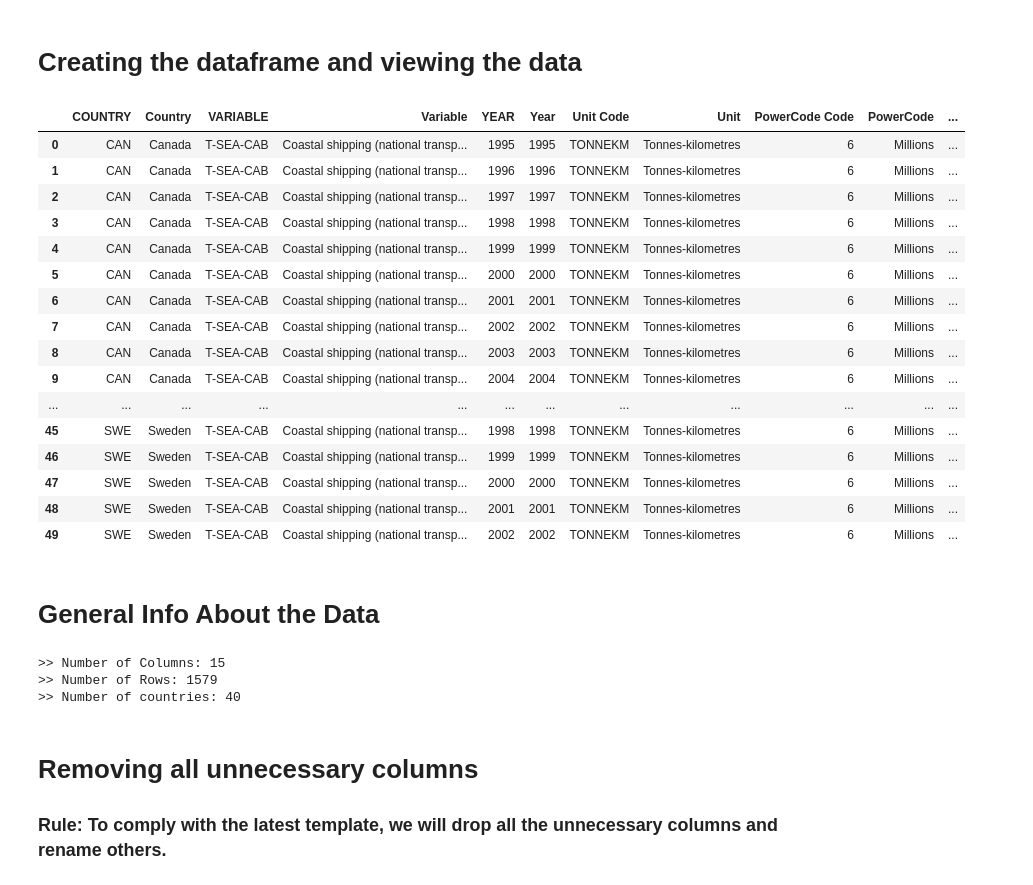
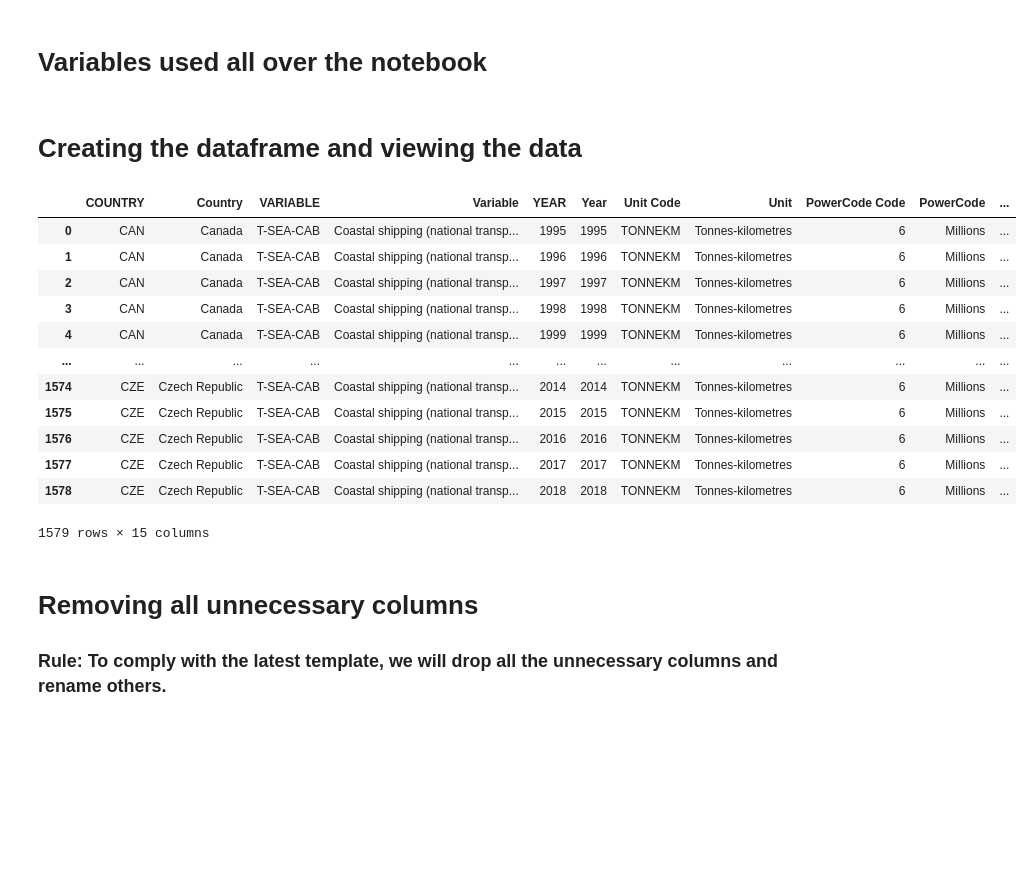
Before and after one commit to transportenergy/database, a Jupyter notebook: item/historical/scripts/T001.ipynb, the cells around one changed output. Cells and saved outputs as stored; diff of their text form; code cells hidden in the pictures; blank space fills up the shorter version.

```diff
--- a/item/historical/scripts/T001.ipynb
+++ b/item/historical/scripts/T001.ipynb
@@ -4,45 +7,31 @@ from pprint import pprint
+# %% [markdown]
+# Variables used all over the notebook
+# %%
+DATASET_ID = "T001"
+dataframeManager = DataframeManager(DATASET_ID)
+countryCodeManager = CountryCodeManager()
 # %% [markdown]
 # Creating the dataframe and viewing the data
 # %%
 # Creating a dataframe from the csv data
-data_id = "T001"
-raw_data_csv_path = "/Users/hlinero/Desktop/iTEM Material/raw dataset/T001/"
-df = pd.read_csv(raw_data_csv_path+"T001_ITF_GOODS_TRANSPORT_25102019112251109.csv")
-df.head(50)
+filename = "T001_ITF_GOODS_TRANSPORT_25102019112251109.csv"
+path = "/Users/hlinero/Desktop/iTEM Material/raw dataset/T001/{}".format(filename)
+df = dataframeManager.get_dataframe_from_csv_file(path)
+df
 # %% [output]
 |  | COUNTRY | Country | VARIABLE | Variable | YEAR | Year | Unit Code | Unit | PowerCode Code | PowerCode | ... |
 | 0 | CAN | Canada | T-SEA-CAB | Coastal shipping (national transp... | 1995 | 1995 | TONNEKM | Tonnes-kilometres | 6 | Millions | ... |
 | 1 | CAN | Canada | T-SEA-CAB | Coastal shipping (national transp... | 1996 | 1996 | TONNEKM | Tonnes-kilometres | 6 | Millions | ... |
 | 2 | CAN | Canada | T-SEA-CAB | Coastal shipping (national transp... | 1997 | 1997 | TONNEKM | Tonnes-kilometres | 6 | Millions | ... |
 | 3 | CAN | Canada | T-SEA-CAB | Coastal shipping (national transp... | 1998 | 1998 | TONNEKM | Tonnes-kilometres | 6 | Millions | ... |
 | 4 | CAN | Canada | T-SEA-CAB | Coastal shipping (national transp... | 1999 | 1999 | TONNEKM | Tonnes-kilometres | 6 | Millions | ... |
-| 5 | CAN | Canada | T-SEA-CAB | Coastal shipping (national transp... | 2000 | 2000 | TONNEKM | Tonnes-kilometres | 6 | Millions | ... |
-| 6 | CAN | Canada | T-SEA-CAB | Coastal shipping (national transp... | 2001 | 2001 | TONNEKM | Tonnes-kilometres | 6 | Millions | ... |
-| 7 | CAN | Canada | T-SEA-CAB | Coastal shipping (national transp... | 2002 | 2002 | TONNEKM | Tonnes-kilometres | 6 | Millions | ... |
-| 8 | CAN | Canada | T-SEA-CAB | Coastal shipping (national transp... | 2003 | 2003 | TONNEKM | Tonnes-kilometres | 6 | Millions | ... |
-| 9 | CAN | Canada | T-SEA-CAB | Coastal shipping (national transp... | 2004 | 2004 | TONNEKM | Tonnes-kilometres | 6 | Millions | ... |
 | ... | ... | ... | ... | ... | ... | ... | ... | ... | ... | ... | ... |
-| 45 | SWE | Sweden | T-SEA-CAB | Coastal shipping (national transp... | 1998 | 1998 | TONNEKM | Tonnes-kilometres | 6 | Millions | ... |
-| 46 | SWE | Sweden | T-SEA-CAB | Coastal shipping (national transp... | 1999 | 1999 | TONNEKM | Tonnes-kilometres | 6 | Millions | ... |
-| 47 | SWE | Sweden | T-SEA-CAB | Coastal shipping (national transp... | 2000 | 2000 | TONNEKM | Tonnes-kilometres | 6 | Millions | ... |
-| 48 | SWE | Sweden | T-SEA-CAB | Coastal shipping (national transp... | 2001 | 2001 | TONNEKM | Tonnes-kilometres | 6 | Millions | ... |
-| 49 | SWE | Sweden | T-SEA-CAB | Coastal shipping (national transp... | 2002 | 2002 | TONNEKM | Tonnes-kilometres | 6 | Millions | ... |
+| 1574 | CZE | Czech Republic | T-SEA-CAB | Coastal shipping (national transp... | 2014 | 2014 | TONNEKM | Tonnes-kilometres | 6 | Millions | ... |
+| 1575 | CZE | Czech Republic | T-SEA-CAB | Coastal shipping (national transp... | 2015 | 2015 | TONNEKM | Tonnes-kilometres | 6 | Millions | ... |
+| 1576 | CZE | Czech Republic | T-SEA-CAB | Coastal shipping (national transp... | 2016 | 2016 | TONNEKM | Tonnes-kilometres | 6 | Millions | ... |
+| 1577 | CZE | Czech Republic | T-SEA-CAB | Coastal shipping (national transp... | 2017 | 2017 | TONNEKM | Tonnes-kilometres | 6 | Millions | ... |
+| 1578 | CZE | Czech Republic | T-SEA-CAB | Coastal shipping (national transp... | 2018 | 2018 | TONNEKM | Tonnes-kilometres | 6 | Millions | ... |
+1579 rows × 15 columns
-# %% [markdown]
-# General Info About the Data
-# %%
-# Getting general info about the data
-rows, cols = df.shape
-print(">> Number of Columns: {}".format(cols))
-print(">> Number of Rows: {}".format(rows))
-
-# Grouping the data by Countries
-group_by_country = df.groupby(df.Country)
-list_of_countries = list(group_by_country.groups.keys())
-print(">> Number of countries: {}".format(len(list_of_countries)))
-# %% [output]
->> Number of Columns: 15
->> Number of Rows: 1579
->> Number of countries: 40
 # %% [markdown]
 # Removing all unnecessary columns
 
```
Also changed, not shown: parts of 34 cells of this notebook.
